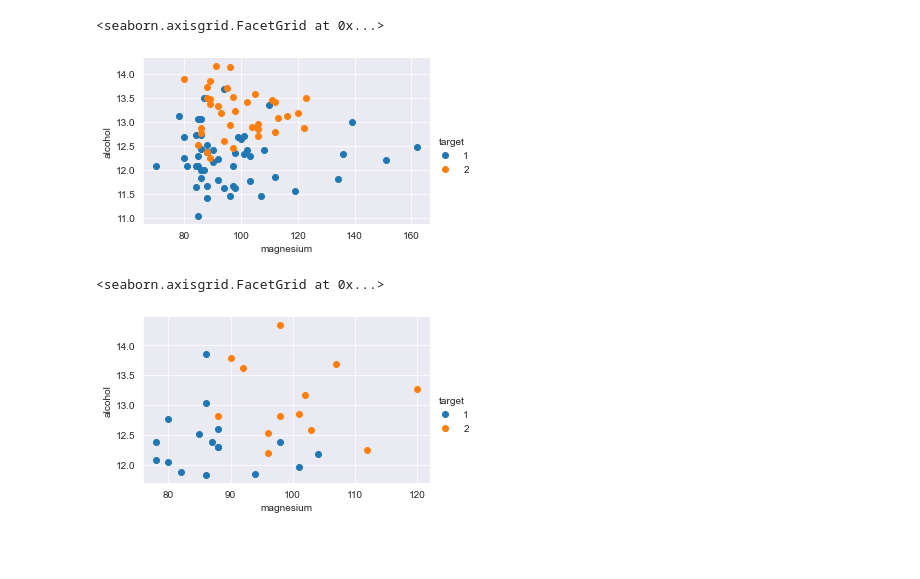
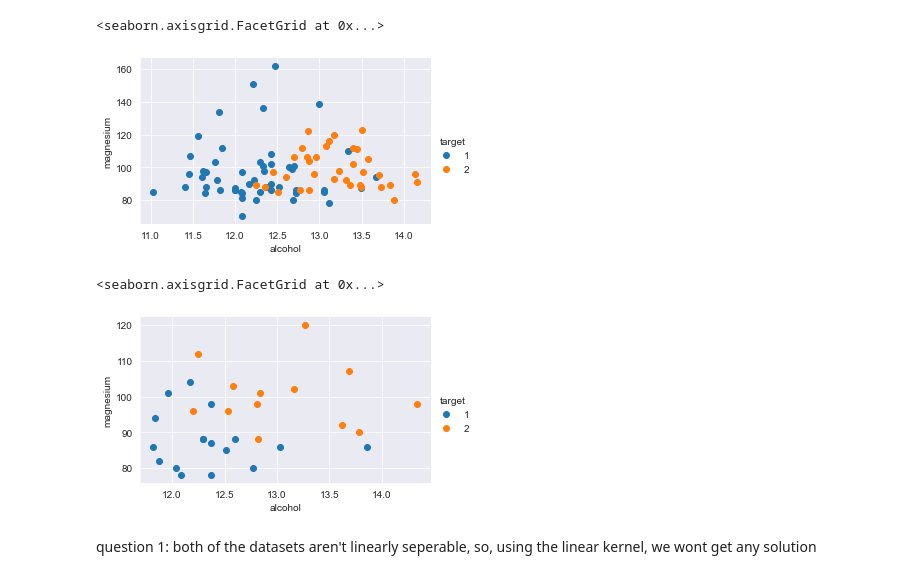
Before and after one commit to Hadar-Sug/ML1_HW2, a Jupyter notebook: HW2_Q1.ipynb, the cells around one changed output. Drawn from its saved outputs; the diff is of its cells as text; code cells hidden in the pictures; blank space fills up the shorter version.

```diff
--- a/HW2_Q1.ipynb
+++ b/HW2_Q1.ipynb
@@ -19,13 +21,15 @@ df = df[df.target != 0]
 train_df, val_df = train_test_split(df, test_size=30, random_state=3)
 # %%
 fg = sns.FacetGrid(data=train_df, hue='target', aspect=1.61)
-fg.map(plt.scatter, 'magnesium','alcohol').add_legend()
+fg.map(plt.scatter,'alcohol','magnesium').add_legend()
 # %% [output]
 <seaborn.axisgrid.FacetGrid at 0x...>
-[figure, old version]
+[figure, new version]
 # %%
 fg = sns.FacetGrid(data=val_df, hue='target', aspect=1.61)
-fg.map(plt.scatter, 'magnesium','alcohol').add_legend()
+fg.map(plt.scatter, 'alcohol','magnesium').add_legend()
 # %% [output]
 <seaborn.axisgrid.FacetGrid at 0x...>
-[figure, old version]
+[figure, new version]
+# %% [markdown]
+question 1: both of the datasets aren't linearly seperable, so, using the linear kernel, we wont get any solution
```
Also changed, not shown: parts of 12 cells of this notebook.
